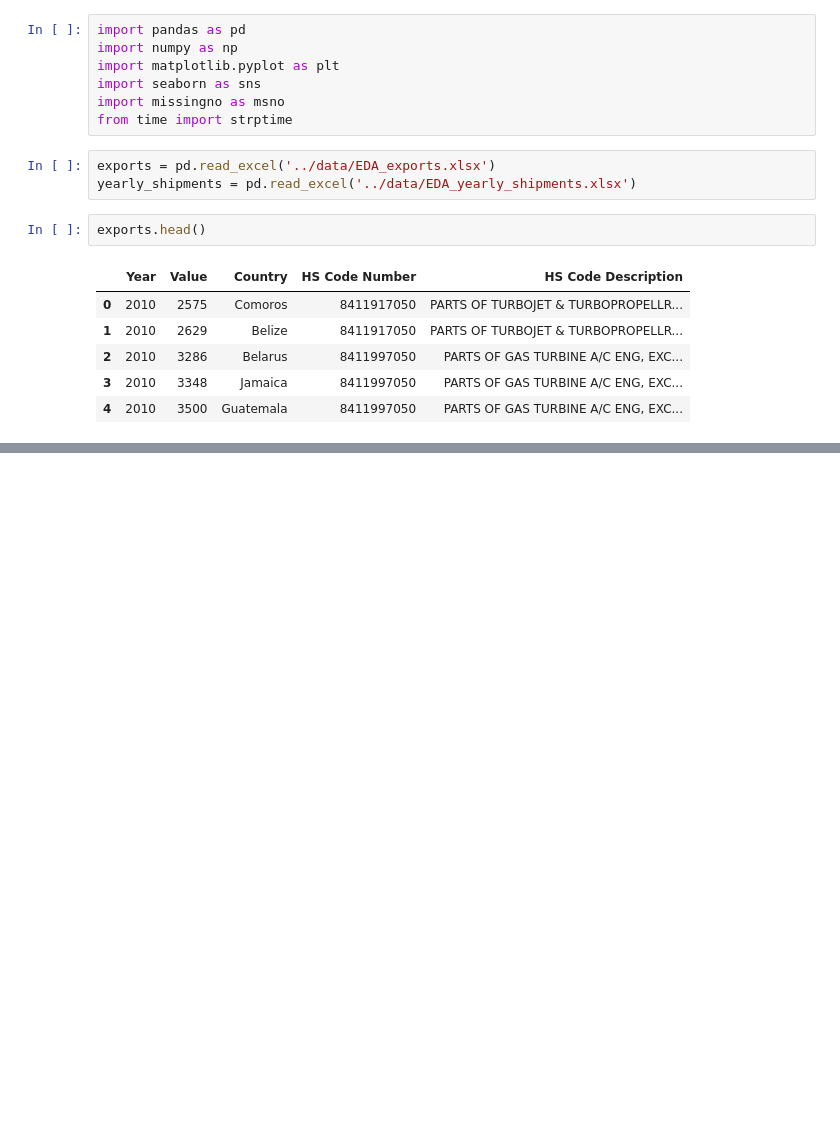
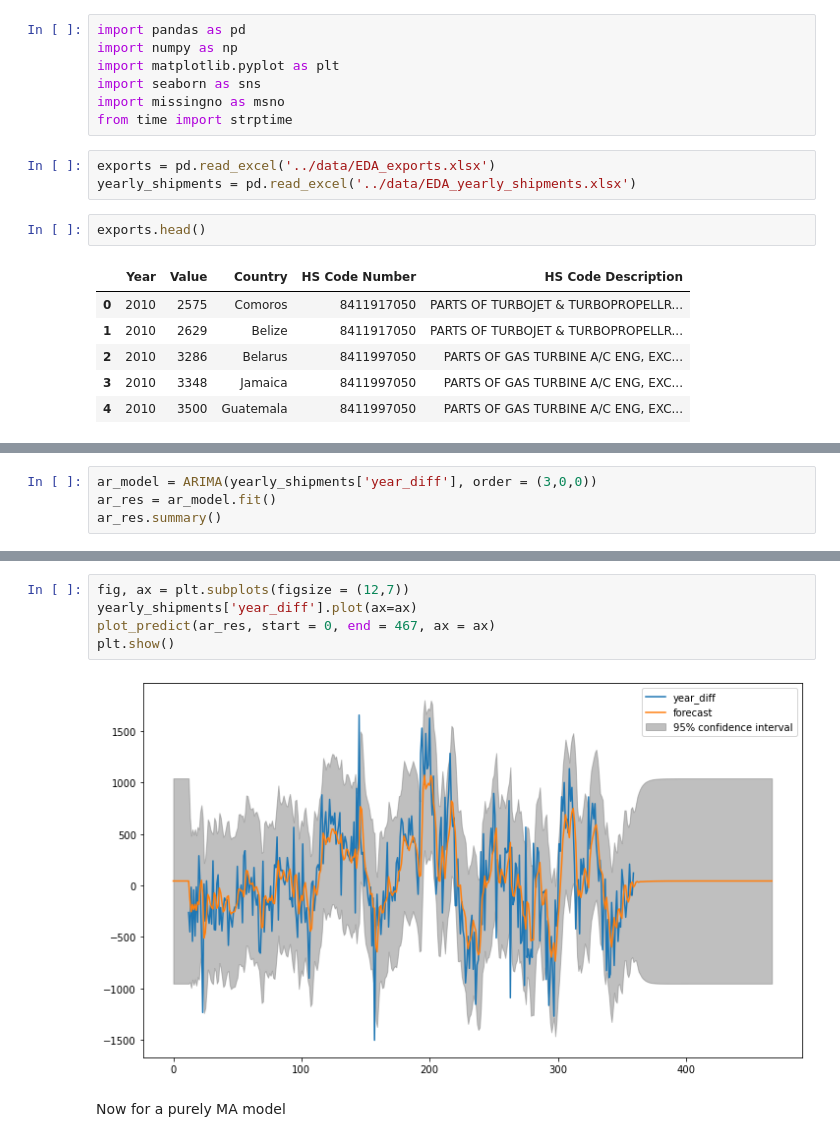
Before and after one commit to ashleyg16/Capstone3, a Jupyter notebook: Notebooks/Pre-Processing and Modeling.ipynb, the cells around one changed output, grey strips where cells are left out. Cells and saved outputs as stored; diff of their text form; blank space fills up the shorter version.

```diff
--- a/Notebooks/Pre-Processing and Modeling.ipynb
+++ b/Notebooks/Pre-Processing and Modeling.ipynb
@@ -37,0 +213,4 @@ exports.Country.nunique()
+# %%
+ar_model = ARIMA(yearly_shipments['year_diff'], order = (3,0,0))
+ar_res = ar_model.fit()
+ar_res.summary()
@@ -37,0 +238,9 @@ exports.Country.nunique()
+# %%
+fig, ax = plt.subplots(figsize = (12,7))
+yearly_shipments['year_diff'].plot(ax=ax)
+plot_predict(ar_res, start = 0, end = 467, ax = ax)
+plt.show()
+# %% [output]
+[figure, added]
+# %% [markdown]
+Now for a purely MA model
```
Also changed, not shown: parts of 35 cells of this notebook.
